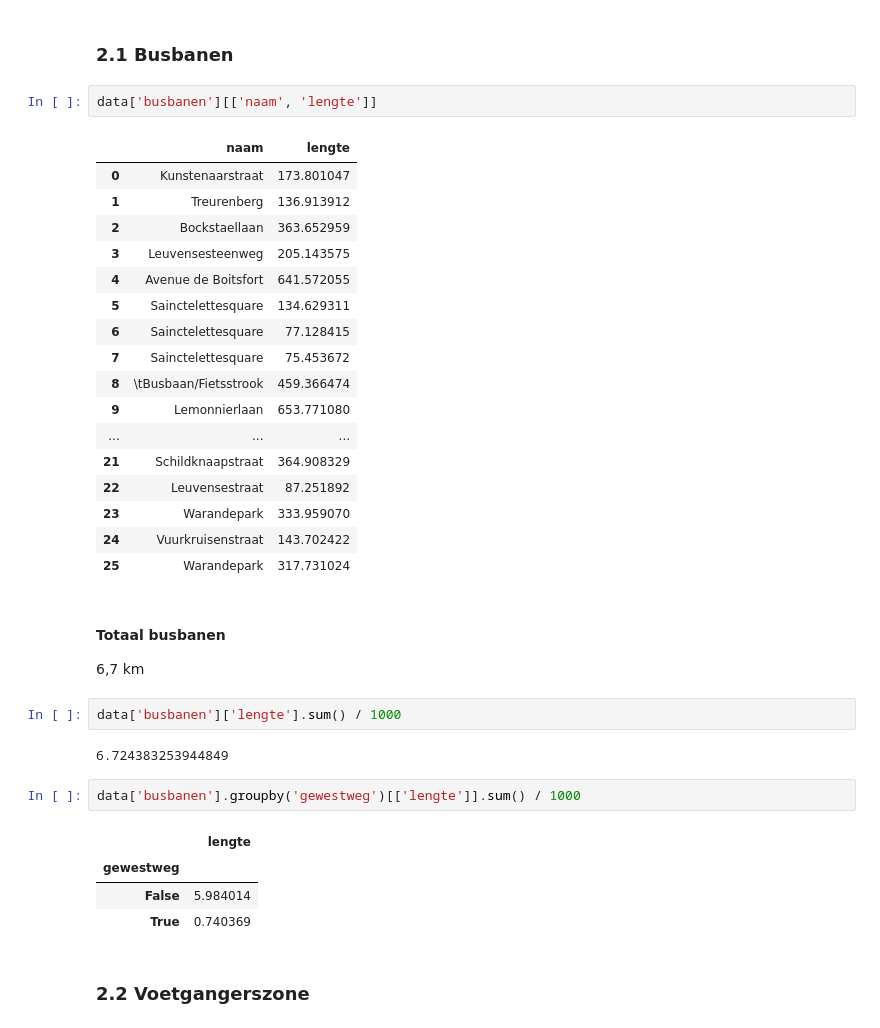
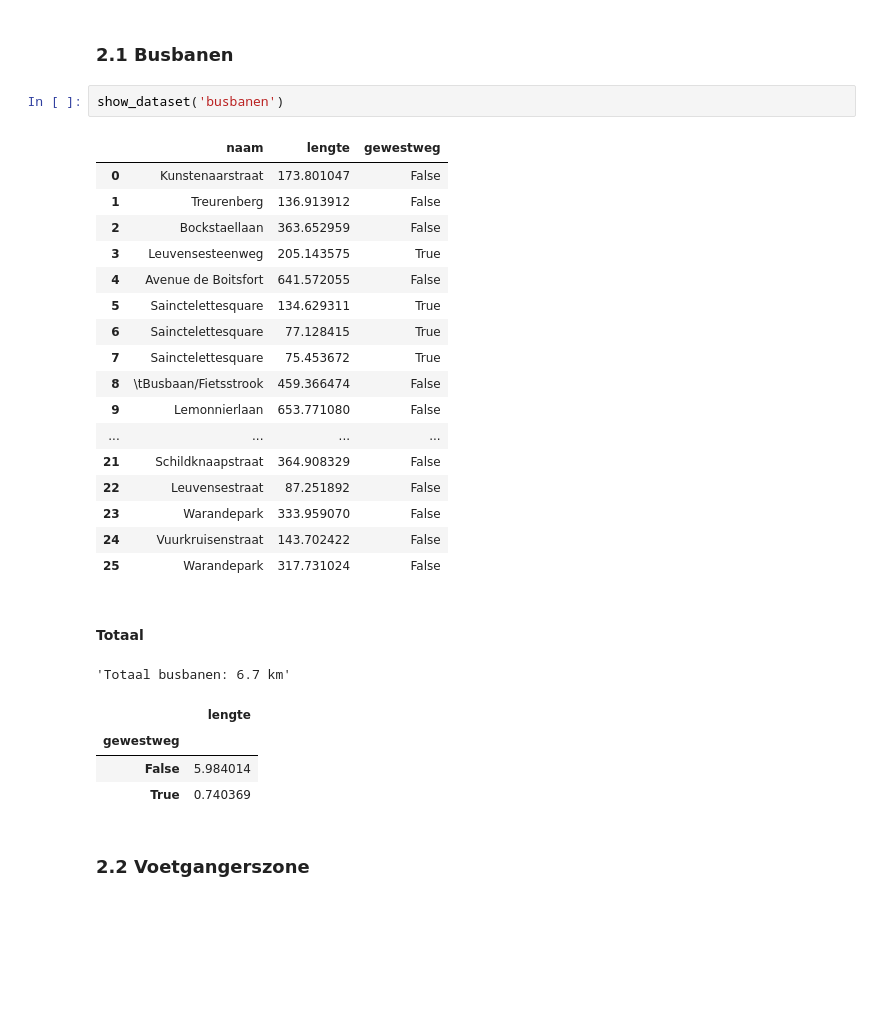
Before and after one commit to JonasHeylen/fietspaden-bxl, a Jupyter notebook: Fietspaden_BXL.ipynb, the cells around one changed output. Saved outputs shown, nothing was run; the diff lists cells and outputs as text; blank space fills up the shorter version.

```diff
--- a/Fietspaden_BXL.ipynb
+++ b/Fietspaden_BXL.ipynb
@@ -173,40 +162,31 @@ data['gemarkeerde_fietspaden'].groupby('gewestweg')[['lengte']].sum() / 1000
 ## 2. Andere infrastructuur
 # %% [markdown]
 ### 2.1 Busbanen
-# %%
-data['busbanen'][['naam', 'lengte']]
-# %% [output]
-|  | naam | lengte |
-| 0 | Kunstenaarstraat | 173.801047 |
-| 1 | Treurenberg | 136.913912 |
-| 2 | Bockstaellaan | 363.652959 |
-| 3 | Leuvensesteenweg | 205.143575 |
-| 4 | Avenue de Boitsfort | 641.572055 |
-| 5 | Sainctelettesquare | 134.629311 |
-| 6 | Sainctelettesquare | 77.128415 |
-| 7 | Sainctelettesquare | 75.453672 |
-| 8 | \tBusbaan/Fietsstrook | 459.366474 |
-| 9 | Lemonnierlaan | 653.771080 |
-| ... | ... | ... |
-| 21 | Schildknaapstraat | 364.908329 |
-| 22 | Leuvensestraat | 87.251892 |
-| 23 | Warandepark | 333.959070 |
-| 24 | Vuurkruisenstraat | 143.702422 |
-| 25 | Warandepark | 317.731024 |
-# %% [markdown]
-#### Totaal busbanen
-
-6,7 km
-# %%
-data['busbanen']['lengte'].sum() / 1000
-# %% [output]
-6.724383253944849
-# %%
-data['busbanen'].groupby('gewestweg')[['lengte']].sum() / 1000
-# %% [output]
-|  | lengte |
-| gewestweg |  |
-| False | 5.984014 |
-| True | 0.740369 |
+# %%
+show_dataset('busbanen')
+# %% [output]
+|  | naam | lengte | gewestweg |
+| 0 | Kunstenaarstraat | 173.801047 | False |
+| 1 | Treurenberg | 136.913912 | False |
+| 2 | Bockstaellaan | 363.652959 | False |
+| 3 | Leuvensesteenweg | 205.143575 | True |
+| 4 | Avenue de Boitsfort | 641.572055 | False |
+| 5 | Sainctelettesquare | 134.629311 | True |
+| 6 | Sainctelettesquare | 77.128415 | True |
+| 7 | Sainctelettesquare | 75.453672 | True |
+| 8 | \tBusbaan/Fietsstrook | 459.366474 | False |
+| 9 | Lemonnierlaan | 653.771080 | False |
+| ... | ... | ... | ... |
+| 21 | Schildknaapstraat | 364.908329 | False |
+| 22 | Leuvensestraat | 87.251892 | False |
+| 23 | Warandepark | 333.959070 | False |
+| 24 | Vuurkruisenstraat | 143.702422 | False |
+| 25 | Warandepark | 317.731024 | False |
+Totaal
+'Totaal busbanen: 6.7 km'
+|  | lengte |
+| gewestweg |  |
+| False | 5.984014 |
+| True | 0.740369 |
 # %% [markdown]
 ### 2.2 Voetgangerszone
```
Also changed, not shown: parts of 23 cells of this notebook.
